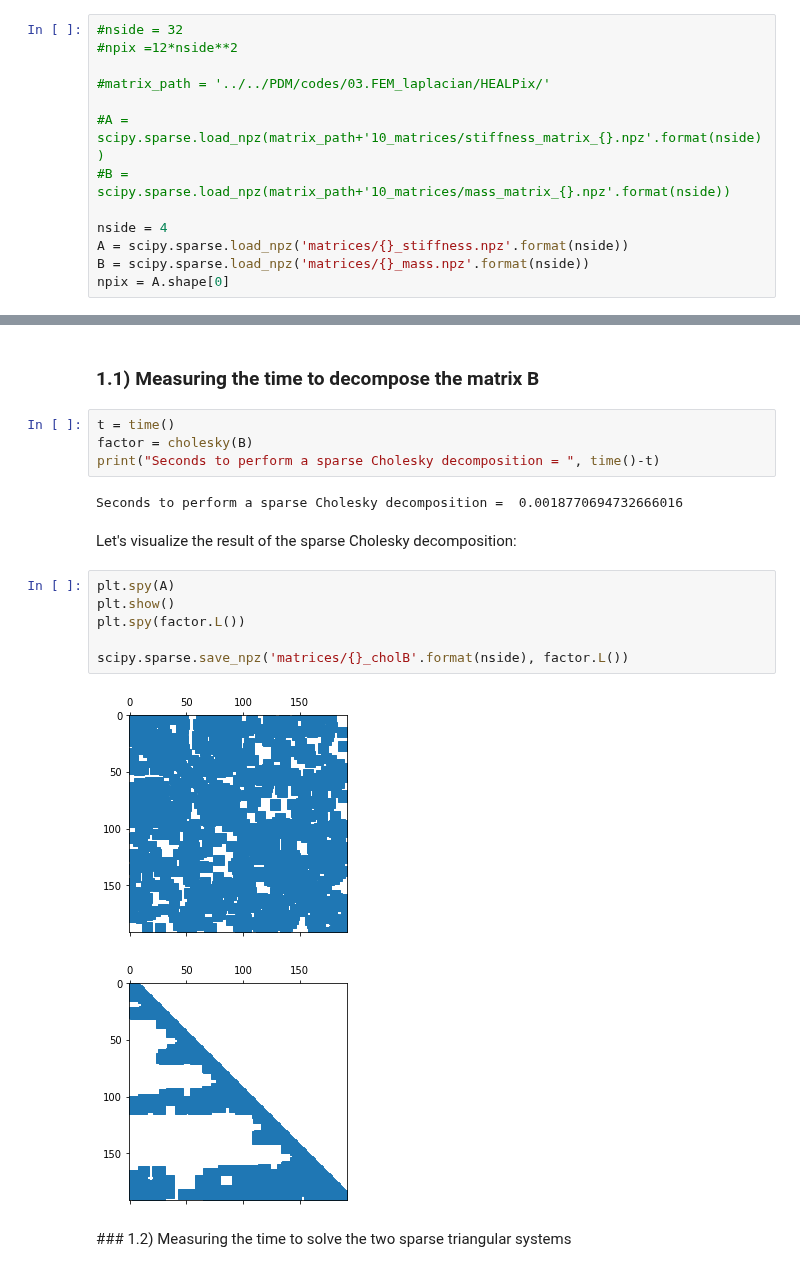
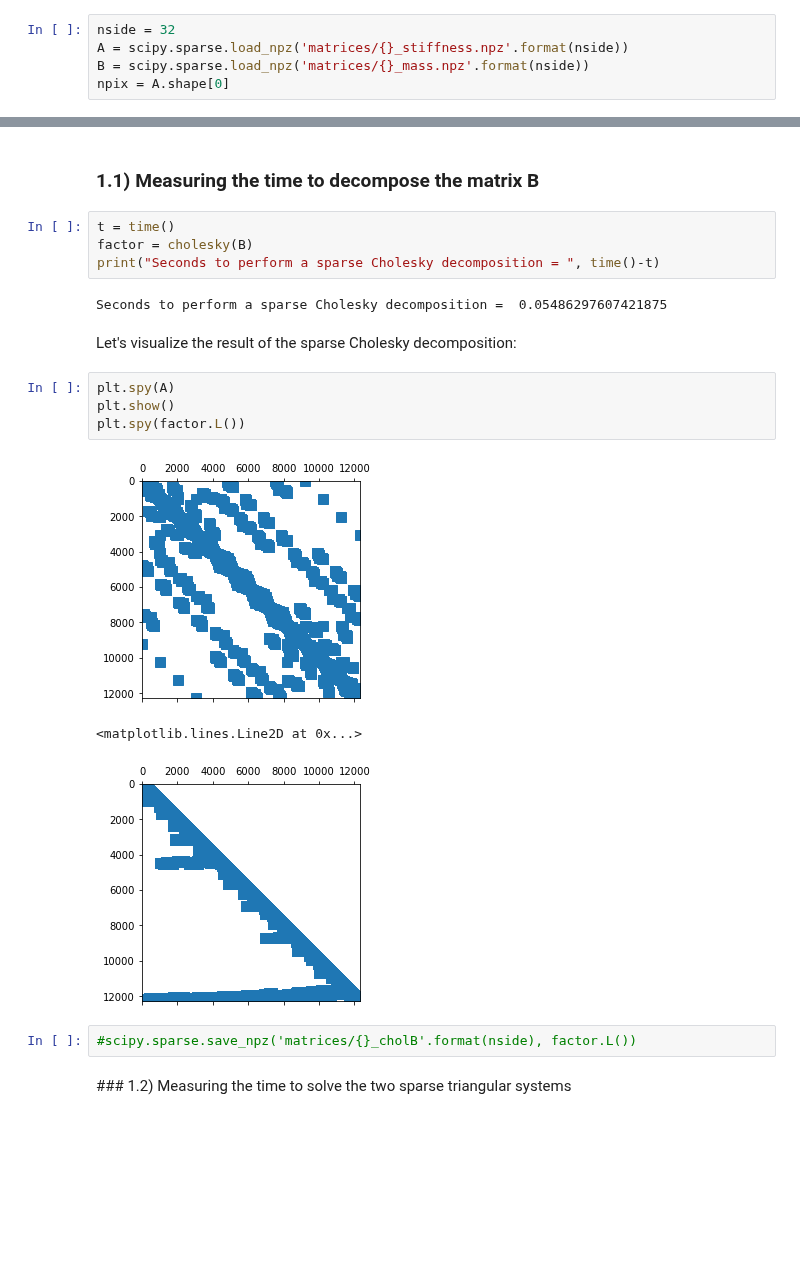
Before and after one commit to maltherd/deepsphere-fem, a Jupyter notebook: Cholesky.ipynb, the cells around one changed output, grey strips where cells are left out. Saved outputs shown, nothing was run; the diff lists cells and outputs as text; blank space fills up the shorter version.

Commit message:
FEM matrices, Cholesky plot

```diff
--- a/Cholesky.ipynb
+++ b/Cholesky.ipynb
@@ -5,15 +5,7 @@ from sksparse.cholmod import cholesky
 import scipy
 import numpy as np
 # %%
-#nside = 32
-#npix =12*nside**2
-
-#matrix_path = '../../PDM/codes/03.FEM_laplacian/HEALPix/'
-
-#A = scipy.sparse.load_npz(matrix_path+'10_matrices/stiffness_matrix_{}.npz'.format(nside))
-#B = scipy.sparse.load_npz(matrix_path+'10_matrices/mass_matrix_{}.npz'.format(nside))
-
-nside = 4
+nside = 32
 A = scipy.sparse.load_npz('matrices/{}_stiffness.npz'.format(nside))
 B = scipy.sparse.load_npz('matrices/{}_mass.npz'.format(nside))
 npix = A.shape[0]
@@ -26,18 +18,19 @@ t = time()
 factor = cholesky(B)
 print("Seconds to perform a sparse Cholesky decomposition = ", time()-t)
 # %% [output]
-Seconds to perform a sparse Cholesky decomposition =  0.0018770694732666016
+Seconds to perform a sparse Cholesky decomposition =  0.05486297607421875
 # %% [markdown]
 Let's visualize the result of the sparse Cholesky decomposition:
 # %%
 plt.spy(A)
 plt.show()
 plt.spy(factor.L())
-
-scipy.sparse.save_npz('matrices/{}_cholB'.format(nside), factor.L())
 # %% [output]
-[figure, old version]
+[figure, new version]
+<matplotlib.lines.Line2D at 0x...>
-[figure, old version]
+[figure, new version]
+# %%
+#scipy.sparse.save_npz('matrices/{}_cholB'.format(nside), factor.L())
 # %% [markdown]
 ### 1.2) Measuring the time to solve the two sparse triangular systems
 # %%
```
Also changed, not shown: parts of 8 cells of this notebook, 19 other files.
